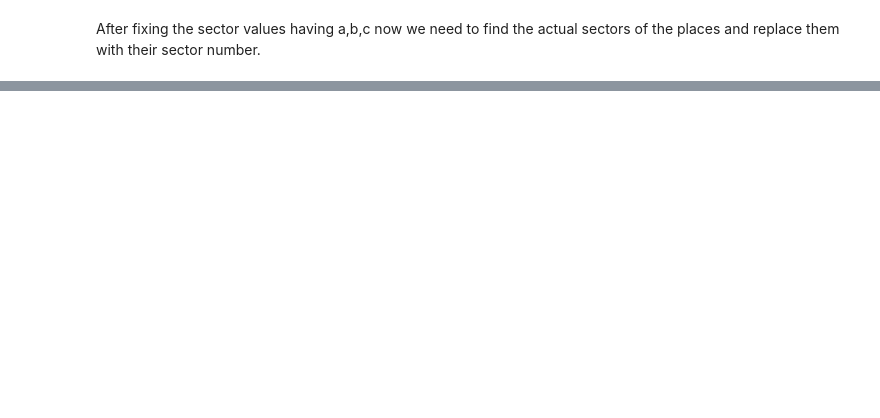
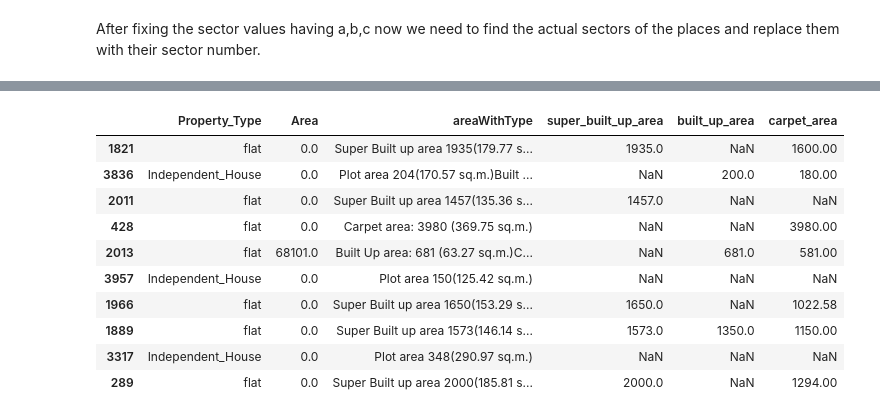
Before and after one commit to yuvraaj2002/AI_Projects, a Jupyter notebook: Find_Home.AI/Notebook_And_Dataset/Merge_Clean_Gurgaon.ipynb, the cells around one changed output, grey strips where cells are left out. Saved outputs shown, nothing was run; the diff lists cells and outputs as text; code cells hidden in the pictures; blank space fills up the shorter version.

Commit message:
Created 3 new features from the areaWIthType feature

```diff
--- a/Find_Home.AI/Notebook_And_Dataset/Merge_Clean_Gurgaon.ipynb
+++ b/Find_Home.AI/Notebook_And_Dataset/Merge_Clean_Gurgaon.ipynb
@@ -218,0 +275,14 @@ df.head(4)
+# %%
+df[['Property_Type','Area','areaWithType','super_built_up_area','built_up_area','carpet_area']].sample(10)
+# %% [output]
+|  | Property_Type | Area | areaWithType | super_built_up_area | built_up_area | carpet_area |
+| 1821 | flat | 0.0 | Super Built up area 1935(179.77 s... | 1935.0 | NaN | 1600.00 |
+| 3836 | Independent_House | 0.0 | Plot area 204(170.57 sq.m.)Built ... | NaN | 200.0 | 180.00 |
+| 2011 | flat | 0.0 | Super Built up area 1457(135.36 s... | 1457.0 | NaN | NaN |
+| 428 | flat | 0.0 | Carpet area: 3980 (369.75 sq.m.) | NaN | NaN | 3980.00 |
+| 2013 | flat | 68101.0 | Built Up area: 681 (63.27 sq.m.)C... | NaN | 681.0 | 581.00 |
+| 3957 | Independent_House | 0.0 | Plot area 150(125.42 sq.m.) | NaN | NaN | NaN |
+| 1966 | flat | 0.0 | Super Built up area 1650(153.29 s... | 1650.0 | NaN | 1022.58 |
+| 1889 | flat | 0.0 | Super Built up area 1573(146.14 s... | 1573.0 | 1350.0 | 1150.00 |
+| 3317 | Independent_House | 0.0 | Plot area 348(290.97 sq.m.) | NaN | NaN | NaN |
+| 289 | flat | 0.0 | Super Built up area 2000(185.81 s... | 2000.0 | NaN | 1294.00 |
```
Also changed, not shown: parts of 8 cells of this notebook.
